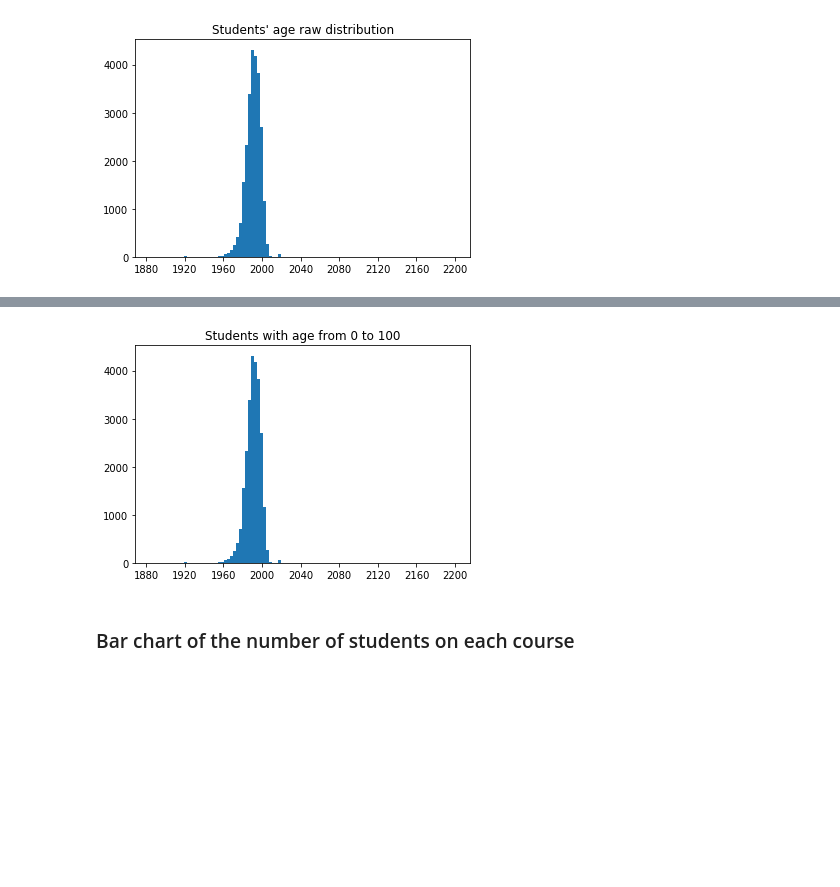
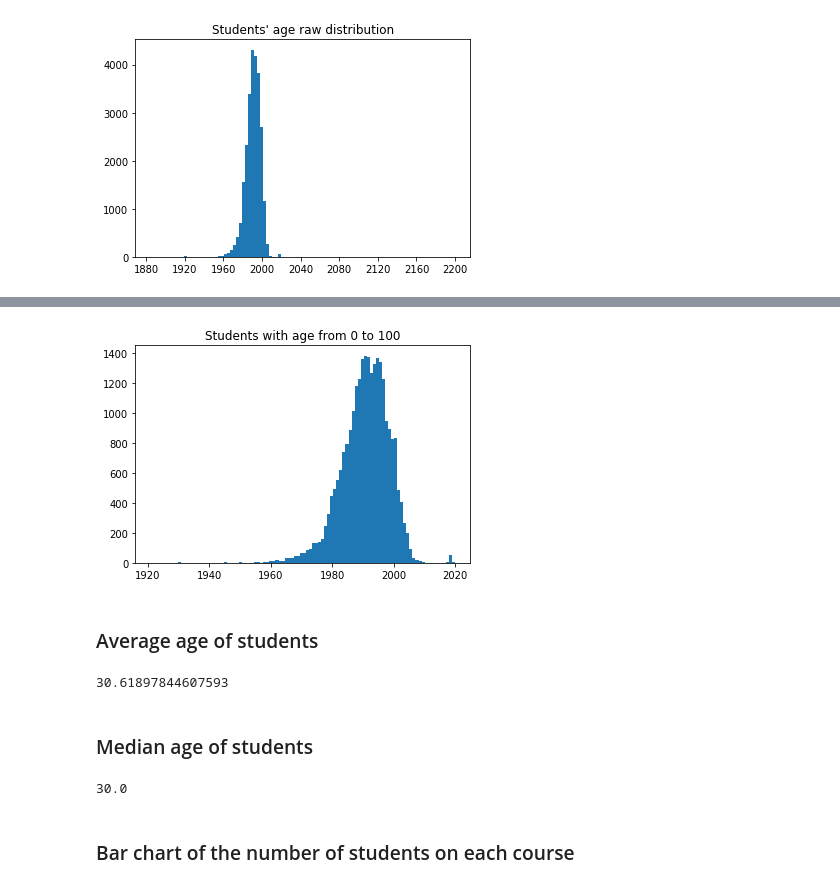
Before and after one commit to George-Mounts/skillbox_courseworks, a Jupyter notebook: analytics_1/Part1_Coursework_Analytics_1.ipynb, the cells around one changed output, grey strips where cells are left out. Drawn from its saved outputs; the diff is of its cells as text; code cells hidden in the pictures; blank space fills up the shorter version.

Commit message:
average, median age

```diff
--- a/analytics_1/Part1_Coursework_Analytics_1.ipynb
+++ b/analytics_1/Part1_Coursework_Analytics_1.ipynb
@@ -263,7 +298,7 @@ Min: 1884-09-23 00:00:00 | Max: 2199-10-07 00:00:00
 bad_dates_mask = (dset_students["birthday"] > np.datetime64(str(2021))) | (
                 dset_students["birthday"] < np.datetime64(str(2021-100)))
 
-# dset_students.loc[bad_dates_mask] = pd.NaT
+dset_students.loc[bad_dates_mask] = pd.NaT
 
 
 # Check
@@ -280,4 +315,18 @@ Min: 1884-09-23 00:00:00 | Max: 2199-10-07 00:00:00
-[figure, old version]
+[figure, new version]
+# %% [markdown]
+### Average age of students
+# %%
+age_series = np.datetime64(str(2022)) - dset_students["birthday"]
+age_series = age_series.astype("timedelta64[Y]")
+age_series.mean()
+# %% [output]
+30.61897844607593
+# %% [markdown]
+### Median age of students
+# %%
+age_series.median()
+# %% [output]
+30.0
 # %% [markdown]
 ### Bar chart of the number of students on each course
 # %%
```
Also changed, not shown: parts of 3 cells of this notebook.
